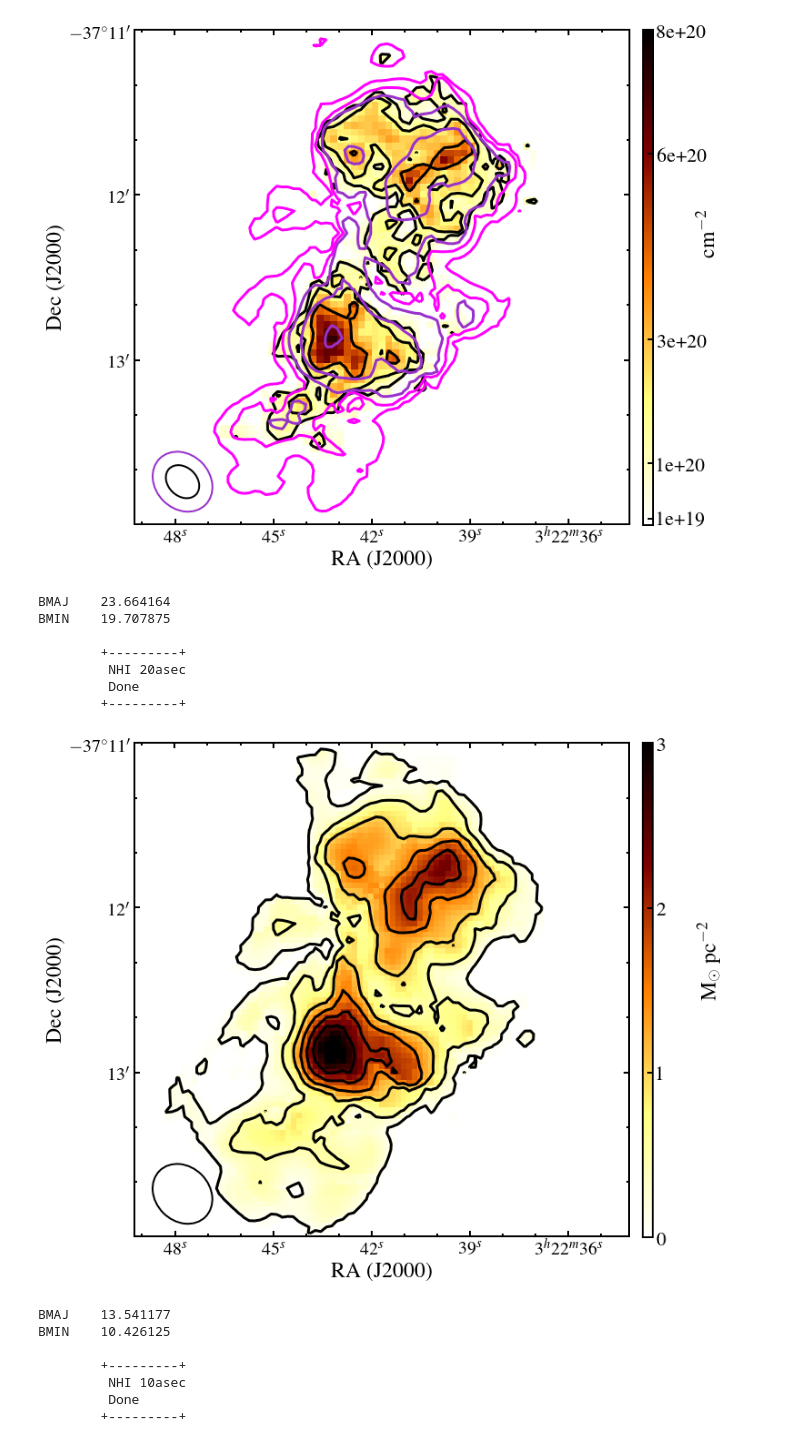
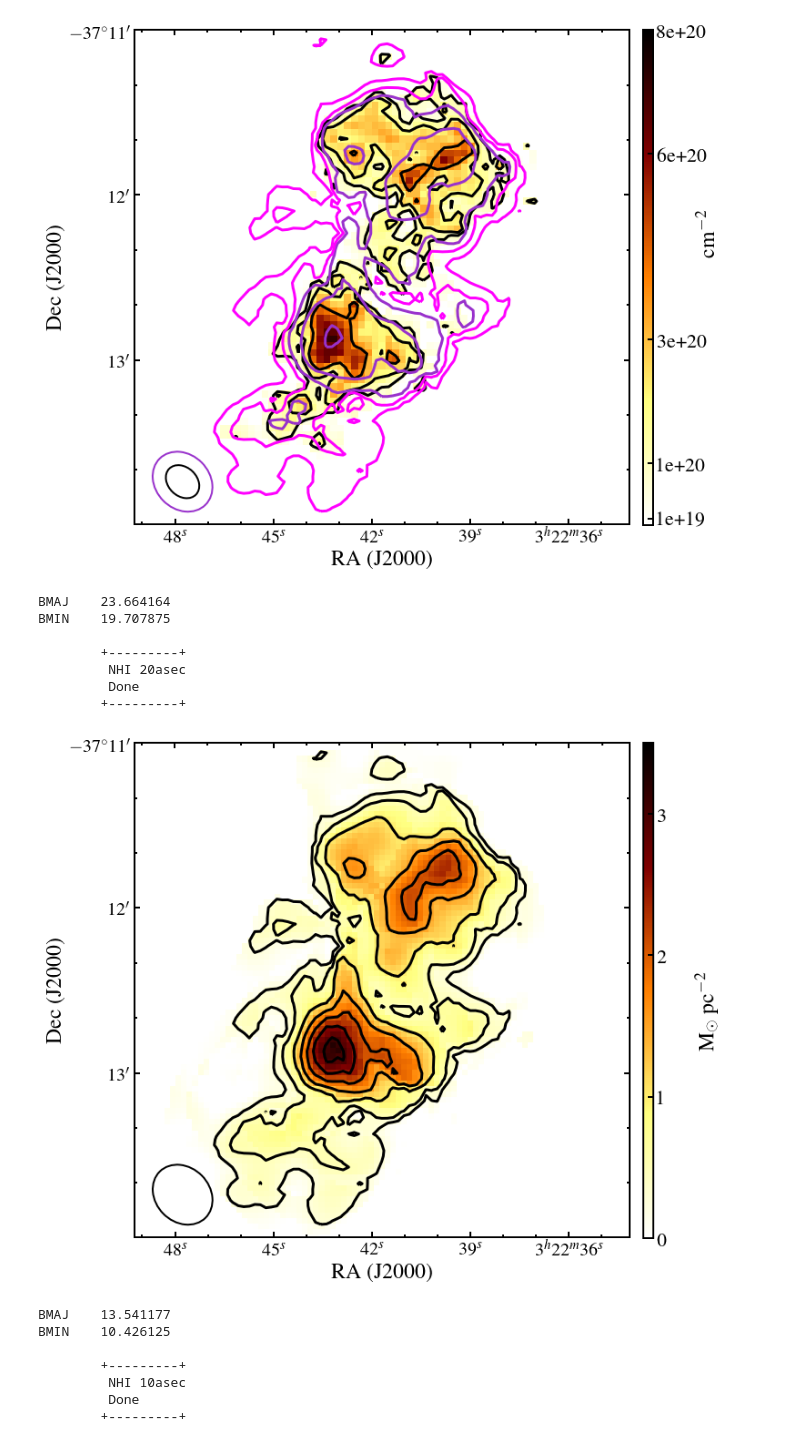
Before and after one commit to Fil8/ctrHI, a Jupyter notebook: Moments.ipynb, the cells around one changed output. Saved outputs shown, nothing was run; the diff lists cells and outputs as text; code cells hidden in the pictures.

```diff
--- a/Moments.ipynb
+++ b/Moments.ipynb
@@ -19,8 +19,8 @@ fl = fluxInt.fluxint()
 get_ipython().magic(u'pylab inline')
 
 
-#home = '/Users/'
-home = '/home/'
+home = '/Users/'
+#home = '/home/'
 
 #directories
 rootDir = home+'maccagni/Projects/MFS/FornaxA/centreHI/moments/'
@@ -40,6 +40,8 @@ nhi10asec = rootDir+ 'mom0_NHI_10asec.fits'
 
 mhi20asec = rootDir+ 'surfBright_20asec.fits'
 mhi10asec = rootDir+ 'surfBright_10asec.fits'
+mhiCO = rootDir+ 'surfBright_CO.fits'
+mhiCOKana = rootDir+ 'surfBright_CO_kana.fits'
 
 
 FA_radeg = 50.67375
@@ -468,13 +468,13 @@ fig = plt.figure()
 f22 = fits.getdata(imageName, ext=0)
 h22 = fits.getheader(imageName, ext=0)
 
-img = plt.imshow(f22, cmap="afmhot_r",vmin=-0.001,vmax=+3.)
+img = plt.imshow(f22, cmap="afmhot_r",vmin=-0.001,vmax=+3.5)
 plt.gca().set_visible(False)
 cax = plt.axes([0.912, 0.124, 0.015, 0.755])
 cbar = plt.colorbar(cax=cax,ticks = [0,1,2,3],
                     orientation='vertical', format='%.0f')
 ax = cbar.ax
-ax.text(5.8,0.6,r'M$_\odot$ pc$^{-2}$',rotation=90)
+ax.text(5.5,0.5,r'M$_\odot$ pc$^{-2}$',rotation=90)
 
 f1 = aplpy.FITSFigure(imageName, figure=fig)
 f1.set_theme('publication')
@@ -482,9 +482,9 @@ f1.set_theme('publication')
 f1.frame.set_linewidth(2)
 
 f1.recenter(FA_radeg,FA_decdeg,width=0.05,height=0.05)
-f1.show_colorscale(aspect='equal', cmap='afmhot_r',stretch = 'linear',vmin=-0.001,vmax=+3.)
+f1.show_colorscale(aspect='equal', cmap='afmhot_r',stretch = 'linear',vmin=-0.001,vmax=+3.5)
 
-f1.show_contour(imageName,levels=[0.1,0.5,1,1.5,2.,2.5], colors='black')
+f1.show_contour(imageName,levels=[0.25,0.5,1.,1.5,2.,2.5,3.0], colors='black')
 
 f1.show_ellipses(BeamRa, BeamDec, h22['BMAJ'], h22['BMIN'], angle=h22['BPA'], edgecolor='black',linewidth=2 )
 
@@ -493,34 +493,34 @@ f1.axis_labels.set_font( weight='book',size='medium',
                          stretch='normal', family='serif',
                          style='normal', variant='normal')
 f1.axis_labels.set_xtext('RA (J2000)')
 f1.axis_labels.set_ytext('Dec (J2000)')
 f1.tick_labels.set_xformat('hh:mm:ss')
 f1.tick_labels.set_yformat('dd:mm')
 f1.tick_labels.set_font( weight='book', size='small',
                          stretch='normal', family='serif',
                          style='normal', variant='normal')
 f1.ticks.set_color('k')
 f1.ticks.set_length(6)  # points
 f1.ticks.set_linewidth(2)  # points
 f1.ticks.set_minor_frequency(3)
 f1.ticks.show()
 
 fig.savefig(outPlot_20asec,format='pdf',dpi=300,bbox_inches='tight',transparent=False,overwrite=True)
 
 
 print('BMAJ\t{0:f}'.format(h22['BMAJ']*3600.))
 print('BMIN\t{0:f}'.format(h22['BMIN']*3600.))
 
 print '''\n\t+---------+\n\t NHI 20asec\n\t Done\n\t+---------+'''
 # %% [output]
 BMAJ    23.664164
 BMIN    19.707875
 
         +---------+
          NHI 20asec
          Done
         +---------+
-[figure, old version]
+[figure, new version]
 # %%
 #----------------------#
 # surface brightness 20asec
```
Also changed, not shown: parts of 3 cells of this notebook, 10 other files.
